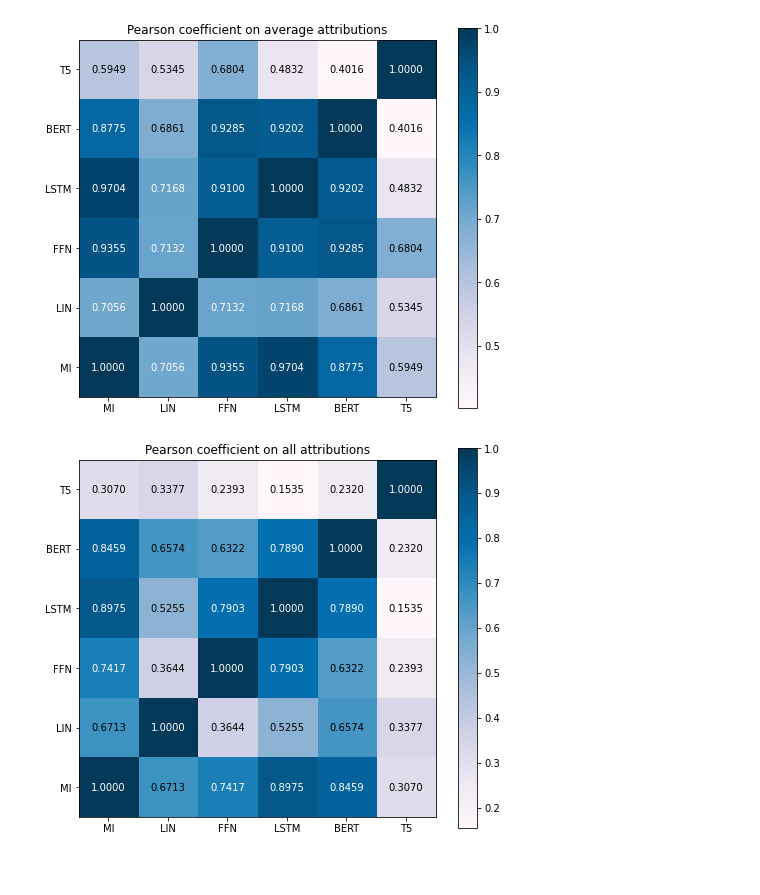
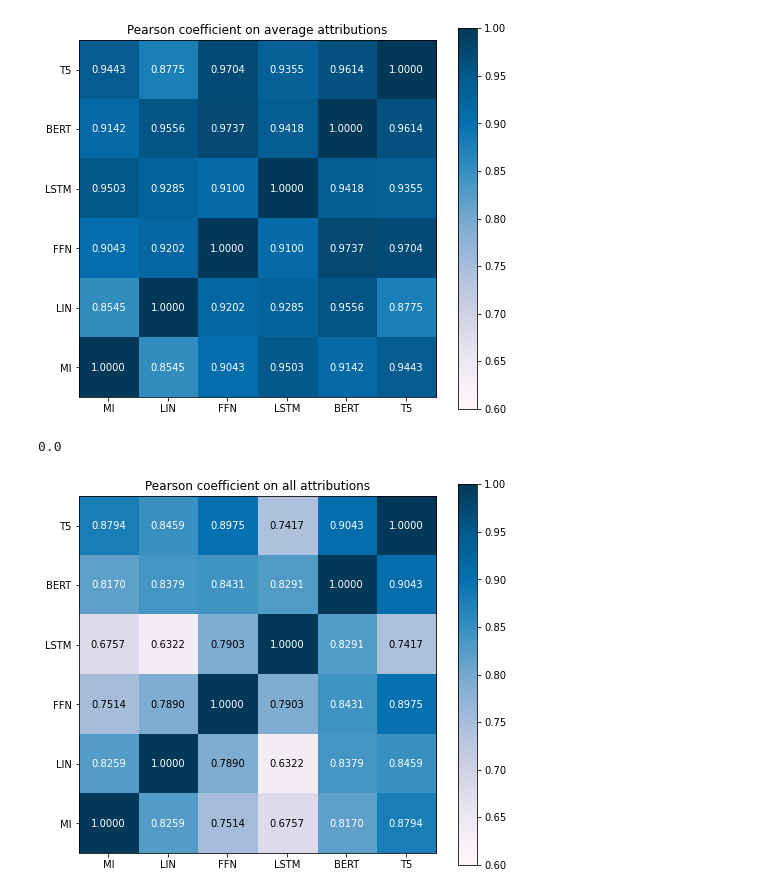
Before and after one commit to AilabUdineGit/ProteinStructure, a Jupyter notebook: Pearson.ipynb, the cells around one changed output. Drawn from its saved outputs; the diff is of its cells as text; code cells hidden in the pictures; blank space fills up the shorter version.

Commit message:
update t5 training (special tokens) and add notebook to compute all plots

```diff
--- a/Pearson.ipynb
+++ b/Pearson.ipynb
@@ -32,7 +34,7 @@ avg_att_reg    = pd.read_csv("avg_deeplift_attributions/Linear_Regressor_attr_av
 avg_att_linear = pd.read_csv("avg_deeplift_attributions/FFN_Model_attr_avg.csv", header=None).values[:,0]
 avg_att_lstm   = pd.read_csv("avg_deeplift_attributions/LSTM_Model_attr_avg.csv", header=None).values[:,0]
 avg_att_bert   = pd.read_csv("avg_deeplift_attributions/BERT_Model_attr_avg.csv", header=None).values[:,0]
-avg_att_t5     = pd.read_csv("avg_deeplift_attributions/T5_Model_attr_avg.csv", header=None).values[:,0]
+avg_att_t5     = pd.read_csv("avg_deeplift_attributions/T5_Model_special_attr_avg.csv", header=None).values[:,0]
 
 model_names = ["MI", "LIN", "FFN", "LSTM", "BERT", "T5"]
 all_models = [avg_att_reg, avg_att_linear, avg_att_lstm, avg_att_bert, avg_att_t5, mutual_info]
@@ -48,17 +50,20 @@ for x,model_x in enumerate(all_models):
         corr, _ = pearsonr(model_x, model_y)
         row.append(corr)
 
+        # print(round(corr,4), x,y, model_names[x], model_names[::-1][y])
+
     M.append(row)
 
-M = np.array(M)
+M = np.array(M).T
 # print(M[0,0])
 plt.figure(figsize=(8,7))
-heatmap = plt.imshow(M, cmap="PuBu")
+heatmap = plt.imshow(M, cmap="PuBu", vmin=0.6, vmax=1)
+
 
 plt.xticks(range(len(model_names)), model_names)
 plt.yticks(range(len(model_names)), model_names[::-1])
 for x in range(len(model_names)):
-    for y in range(len(model_names)):
+    for y in list(range(len(model_names))):
 
 
         perc = str(round(M[y,x],4)).ljust(6,'0')[2:]
@@ -69,7 +74,7 @@ for x in range(len(model_names)):
             f"{perc}",
             ha="center",
             va="center",
-            c="w" if M[y,x]>.70 else "k"
+            c="w" if M[y,x]>.8 else "k"
         )
 
 model_type = "Pearson_coeff"
@@ -78,7 +83,11 @@ plt.title("Pearson coefficient on average attributions")
 plt.savefig(f"plots/{model_type}_avg.pdf", dpi=300)
 plt.show()
 # %% [output]
-[figure, old version]
+[figure, new version]
+# %%
+np.log(1)
+# %% [output]
+0.0
 # %%
 import csv
 import matplotlib.pyplot as plt
@@ -100,7 +109,7 @@ for c in range(3):
     avg_att_linear += pd.read_csv(f"avg_deeplift_attributions/FFN_Model_attr_class_{c}.csv", header=None).values[:,0].tolist()
     avg_att_lstm   += pd.read_csv(f"avg_deeplift_attributions/LSTM_Model_attr_class_{c}.csv", header=None).values[:,0].tolist()
     avg_att_bert   += pd.read_csv(f"avg_deeplift_attributions/BERT_Model_attr_class_{c}.csv", header=None).values[:,0].tolist()
-    avg_att_t5     += pd.read_csv(f"avg_deeplift_attributions/T5_Model_attr_class_{c}.csv", header=None).values[:,0].tolist()
+    avg_att_t5     += pd.read_csv(f"avg_deeplift_attributions/T5_Model_special_attr_class_{c}.csv", header=None).values[:,0].tolist()
 
 model_names = ["MI", "LIN", "FFN", "LSTM", "BERT", "T5"]
 all_models = [avg_att_reg, avg_att_linear, avg_att_lstm, avg_att_bert, avg_att_t5, mutual_info]
@@ -116,37 +125,37 @@ for x,model_x in enumerate(all_models):
         corr, _ = pearsonr(model_x, model_y)
         row.append(corr)
 
     M.append(row)
 
-M = np.array(M)
+M = np.array(M).T
 # print(M[0,0])
 plt.figure(figsize=(8,7))
-heatmap = plt.imshow(M, cmap="PuBu")
+heatmap = plt.imshow(M, cmap="PuBu", vmin=0.6, vmax=1)
 
 plt.xticks(range(len(model_names)), model_names)
 plt.yticks(range(len(model_names)), model_names[::-1])
 for x in range(len(model_names)):
     for y in range(len(model_names)):
 
 
         perc = str(round(M[y,x],4)).ljust(6,'0')[2:]
         perc = "0."+perc if perc != "0000" else "1.0000"
 
         plt.text(
             x,y,
             f"{perc}",
             ha="center",
             va="center",
-            c="w" if M[y,x]>.70 else "k"
+            c="w" if M[y,x]>.8 else "k"
         )
 
 model_type = "Pearson_coeff"
 plt.colorbar(heatmap)
 plt.title("Pearson coefficient on all attributions")
 plt.savefig(f"plots/{model_type}_all.pdf", dpi=300)
 plt.show()
 # %% [output]
-[figure, old version]
+[figure, new version]
 # %%
 import csv
 import matplotlib.pyplot as plt
```
Also changed, not shown: parts of 4 cells of this notebook, 55 other files.
